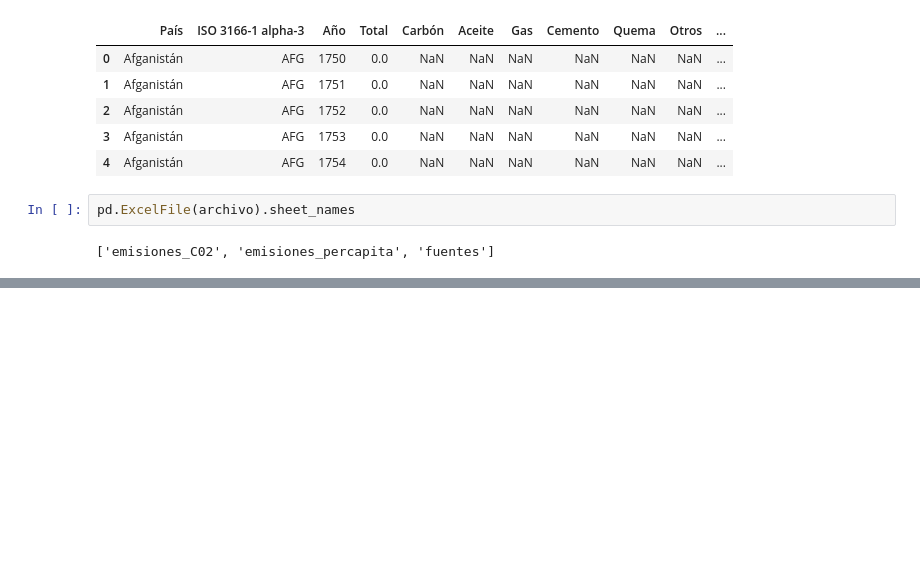
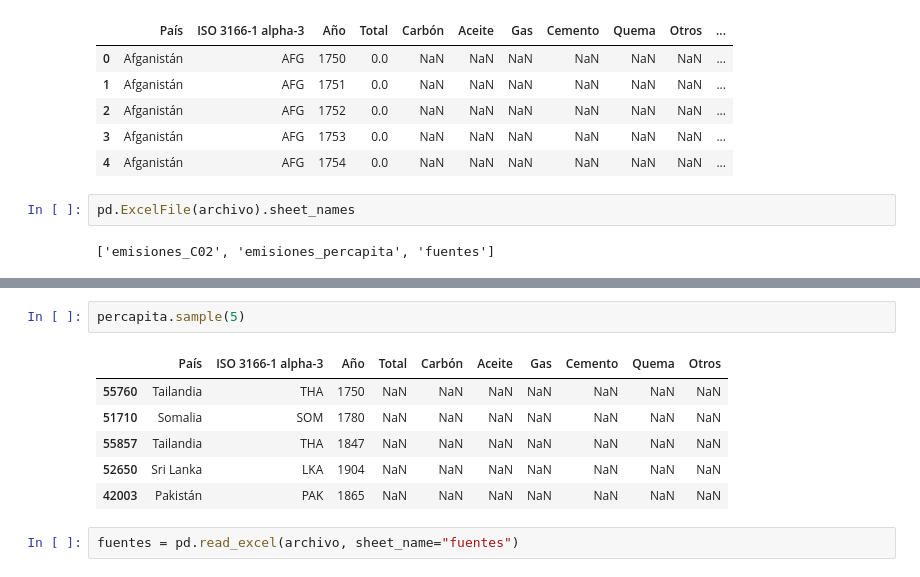
Before and after one commit to AcheBe1/leyendo_y_guardando_archivos, a Jupyter notebook: Leyendo_y_escribiendo_archivos_Excel.ipynb, the cells around one changed output, grey strips where cells are left out. Cells and saved outputs as stored; diff of their text form; blank space fills up the shorter version.

```diff
--- a/Leyendo_y_escribiendo_archivos_Excel.ipynb
+++ b/Leyendo_y_escribiendo_archivos_Excel.ipynb
@@ -26,0 +49,11 @@ pd.ExcelFile(archivo).sheet_names
+# %%
+percapita.sample(5)
+# %% [output]
+|  | País | ISO 3166-1 alpha-3 | Año | Total | Carbón | Aceite | Gas | Cemento | Quema | Otros |
+| 55760 | Tailandia | THA | 1750 | NaN | NaN | NaN | NaN | NaN | NaN | NaN |
+| 51710 | Somalia | SOM | 1780 | NaN | NaN | NaN | NaN | NaN | NaN | NaN |
+| 55857 | Tailandia | THA | 1847 | NaN | NaN | NaN | NaN | NaN | NaN | NaN |
+| 52650 | Sri Lanka | LKA | 1904 | NaN | NaN | NaN | NaN | NaN | NaN | NaN |
+| 42003 | Pakistán | PAK | 1865 | NaN | NaN | NaN | NaN | NaN | NaN | NaN |
+# %%
+fuentes = pd.read_excel(archivo, sheet_name="fuentes")
```
Also changed, not shown: parts of 8 cells of this notebook.
